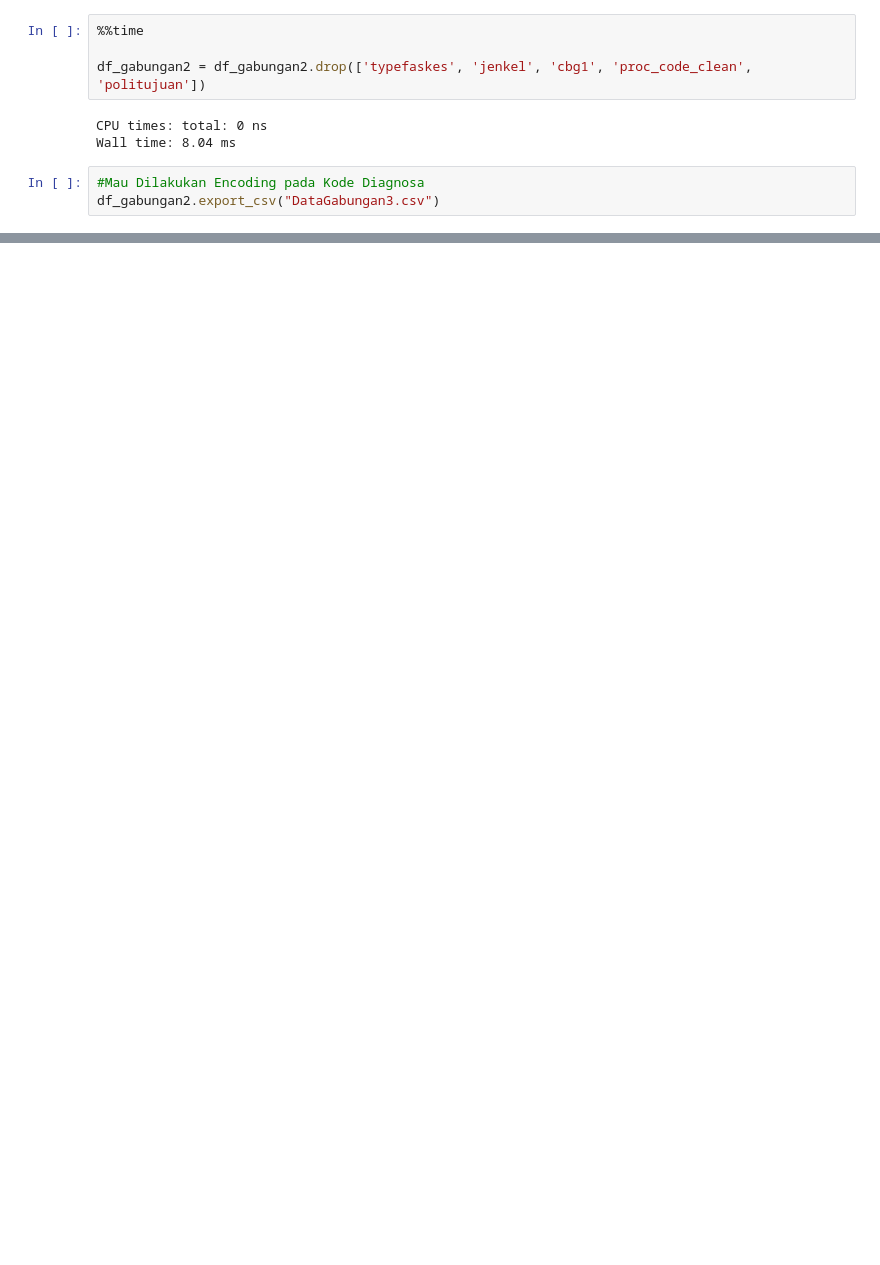
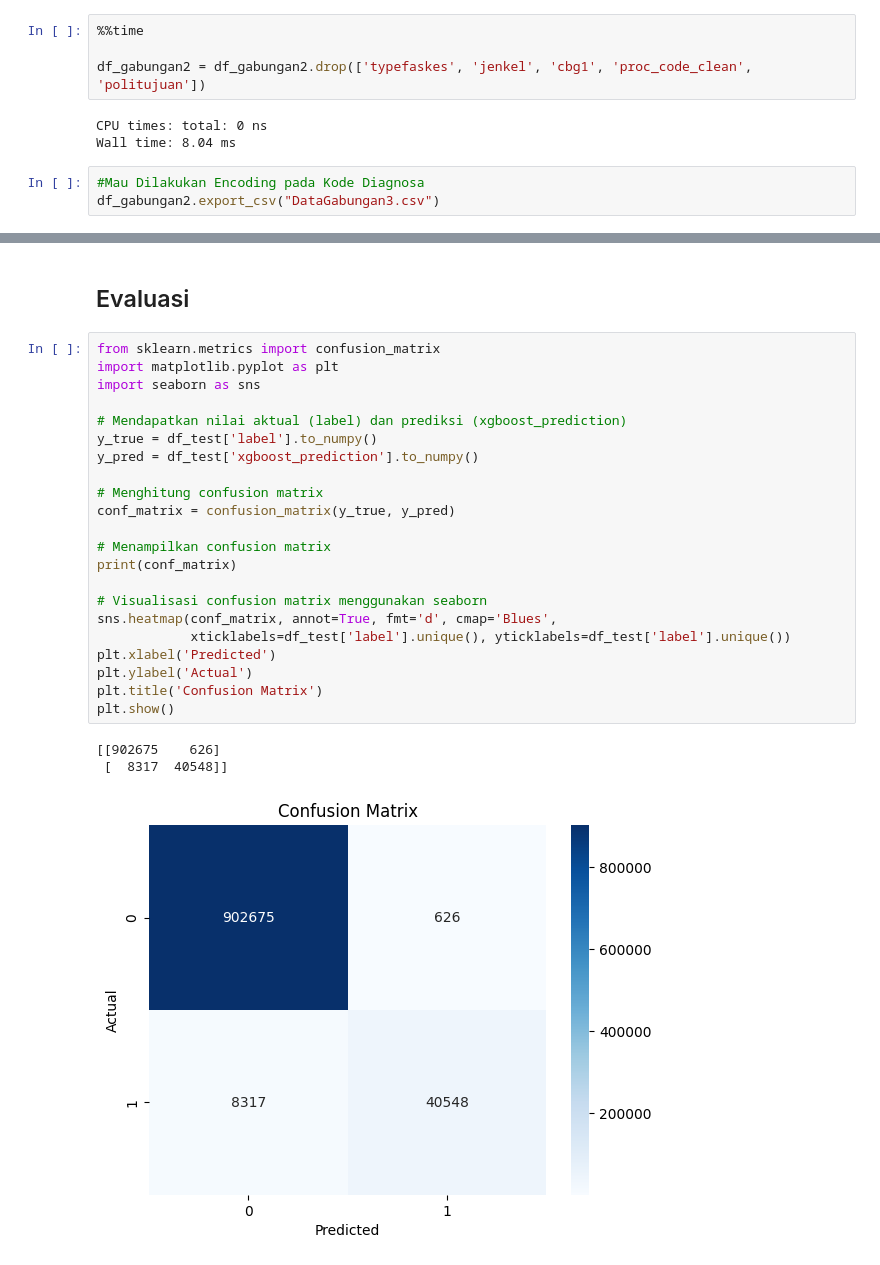
Before and after one commit to Roymundus/TugasAkhir, a Jupyter notebook: code_gabungan.ipynb, the cells around one changed output, grey strips where cells are left out. Cells and saved outputs as stored; diff of their text form; blank space fills up the shorter version.

```diff
--- a/code_gabungan.ipynb
+++ b/code_gabungan.ipynb
@@ -599,0 +1170,28 @@ df_gabungan3.describe()
+# %% [markdown]
+## Evaluasi
+# %%
+from sklearn.metrics import confusion_matrix
+import matplotlib.pyplot as plt
+import seaborn as sns
+
+# Mendapatkan nilai aktual (label) dan prediksi (xgboost_prediction)
+y_true = df_test['label'].to_numpy()
+y_pred = df_test['xgboost_prediction'].to_numpy()
+
+# Menghitung confusion matrix
+conf_matrix = confusion_matrix(y_true, y_pred)
+
+# Menampilkan confusion matrix
+print(conf_matrix)
+
+# Visualisasi confusion matrix menggunakan seaborn
+sns.heatmap(conf_matrix, annot=True, fmt='d', cmap='Blues',
+            xticklabels=df_test['label'].unique(), yticklabels=df_test['label'].unique())
+plt.xlabel('Predicted')
+plt.ylabel('Actual')
+plt.title('Confusion Matrix')
+plt.show()
+# %% [output]
+[[902675    626]
+ [  8317  40548]]
+[figure, added]
```
Also changed, not shown: parts of 53 cells of this notebook, 1 other file.
